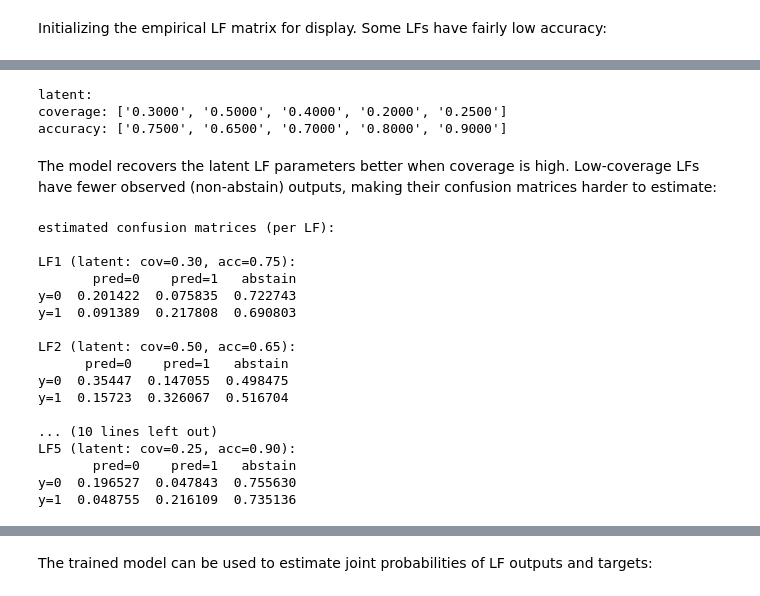
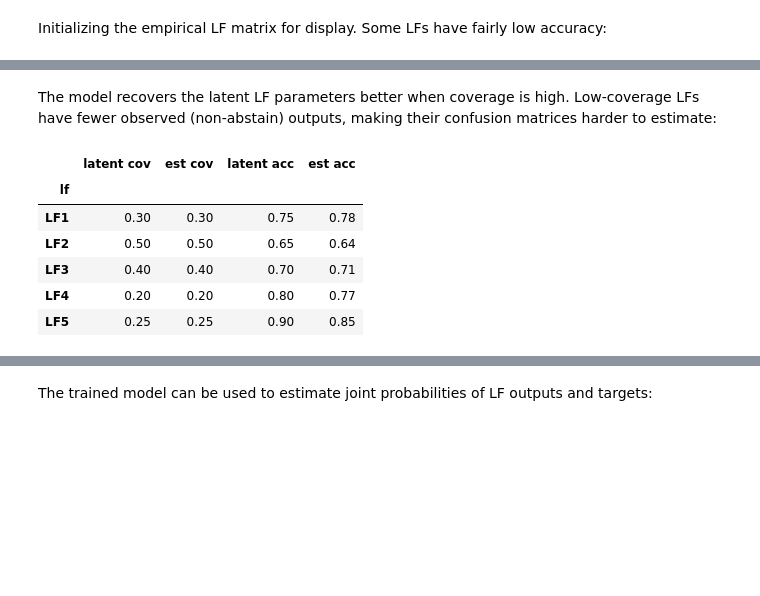
Before and after one commit to particle1331/ai-notebooks, a Jupyter notebook: notebooks/tooling/10-weak-supervision.ipynb, the cells around one changed output, grey strips where cells are left out. Cells and saved outputs as stored; diff of their text form; code cells hidden in the pictures; blank space fills up the shorter version.

```diff
--- a/notebooks/tooling/10-weak-supervision.ipynb
+++ b/notebooks/tooling/10-weak-supervision.ipynb
@@ -526,42 +552,29 @@ plt.legend()
 plt.grid(linestyle="dotted", alpha=0.6)
 # %% [output]
 [drawing not drawn]
-# %%
-print("latent:")
-print("coverage:", [f"{cov:.4f}" for cov, acc in lf_params])
-print("accuracy:", [f"{acc:.4f}" for cov, acc in lf_params])
-# %% [output]
-latent:
-coverage: ['0.3000', '0.5000', '0.4000', '0.2000', '0.2500']
-accuracy: ['0.7500', '0.6500', '0.7000', '0.8000', '0.9000']
 # %% [markdown]
 The model recovers the latent LF parameters better when coverage is high. Low-coverage LFs have fewer observed (non-abstain) outputs, making their confusion matrices harder to estimate:
-# %%
-print("estimated confusion matrices (per LF):")
-for j in range(len(lf_params)):
-    print(f"\nLF{j+1} (latent: cov={lf_params[j][0]:.2f}, acc={lf_params[j][1]:.2f}):")
-    C_j = gen_model.C[:, :, j]  # (K, K+1)
-    df = pd.DataFrame(
-        C_j.numpy(),
-        index=[f"y={k}" for k in range(K)],
-        columns=[f"pred={k}" for k in range(K)] + ["abstain"]
-    )
-    print(df.to_string())
-# %% [output]
-estimated confusion matrices (per LF):
-
-LF1 (latent: cov=0.30, acc=0.75):
-       pred=0    pred=1   abstain
-y=0  0.201422  0.075835  0.722743
-y=1  0.091389  0.217808  0.690803
-
-LF2 (latent: cov=0.50, acc=0.65):
-      pred=0    pred=1   abstain
-y=0  0.35447  0.147055  0.498475
-y=1  0.15723  0.326067  0.516704
-
-... (10 lines left out)
-LF5 (latent: cov=0.25, acc=0.90):
-       pred=0    pred=1   abstain
-y=0  0.196527  0.047843  0.755630
-y=1  0.048755  0.216109  0.735136
+# %%
+rows = []
+for j in range(len(lf_params)):
+    C_j = gen_model.C[:, :, j]
+    K = C_j.shape[0]
+    est_acc = C_j.diagonal().sum().item() / C_j[:K, :K].sum().item()
+    est_cov = 1.0 - C_j[:, -1].sum().item() / C_j.sum().item()
+    rows.append({
+        "lf": f"LF{j+1}",
+        "latent cov": lf_params[j][0],
+        "est cov":    round(est_cov, 2),
+        "latent acc": lf_params[j][1],
+        "est acc":    round(est_acc, 2),
+    })
+
+pd.DataFrame(rows).set_index("lf")
+# %% [output]
+|  | latent cov | est cov | latent acc | est acc |
+| lf |  |  |  |  |
+| LF1 | 0.30 | 0.30 | 0.75 | 0.78 |
+| LF2 | 0.50 | 0.50 | 0.65 | 0.64 |
+| LF3 | 0.40 | 0.40 | 0.70 | 0.71 |
+| LF4 | 0.20 | 0.20 | 0.80 | 0.77 |
+| LF5 | 0.25 | 0.25 | 0.90 | 0.85 |
```
Also changed, not shown: parts of 57 cells of this notebook, 1 other file.
